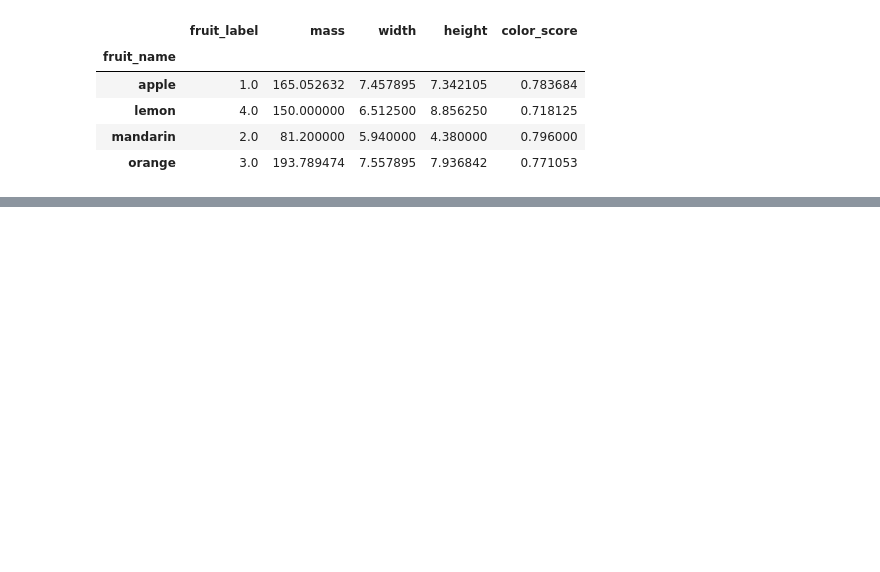
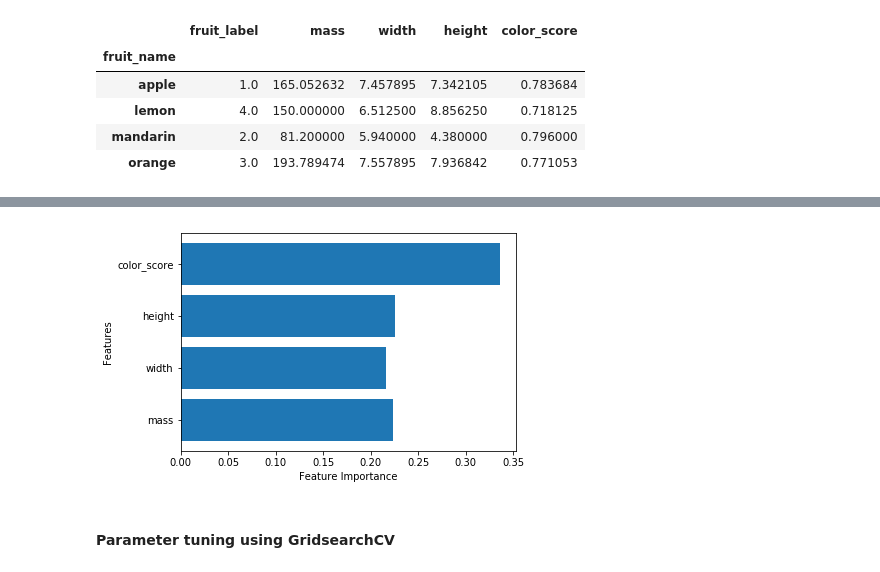
Before and after one commit to leftyamos/amost.github.io, a Jupyter notebook: ML_Multi_Class_Classification.ipynb, the cells around one changed output, grey strips where cells are left out. Drawn from its saved outputs; the diff is of its cells as text; code cells hidden in the pictures; blank space fills up the shorter version.

```diff
--- a/ML_Multi_Class_Classification.ipynb
+++ b/ML_Multi_Class_Classification.ipynb
@@ -447,0 +166,14 @@ print(confusion_matrix(y_test, svm_pred))
+# %%
+rfc = RandomForestClassifier(random_state=101).fit(X_train, y_train)
+# %%
+# visualize the feature importance of each feature
+plt.barh(range(x.shape[1]), rfc.feature_importances_, align='center')
+
+plt.yticks(np.arange(x.shape[1]), ('mass', 'width', 'height', 'color_score') )
+plt.xlabel('Feature Importance')
+plt.ylabel('Features')
+plt.show()
+# %% [output]
+[figure, added]
+# %% [markdown]
+#### Parameter tuning using GridsearchCV
```
Also changed, not shown: parts of 118 cells of this notebook.
